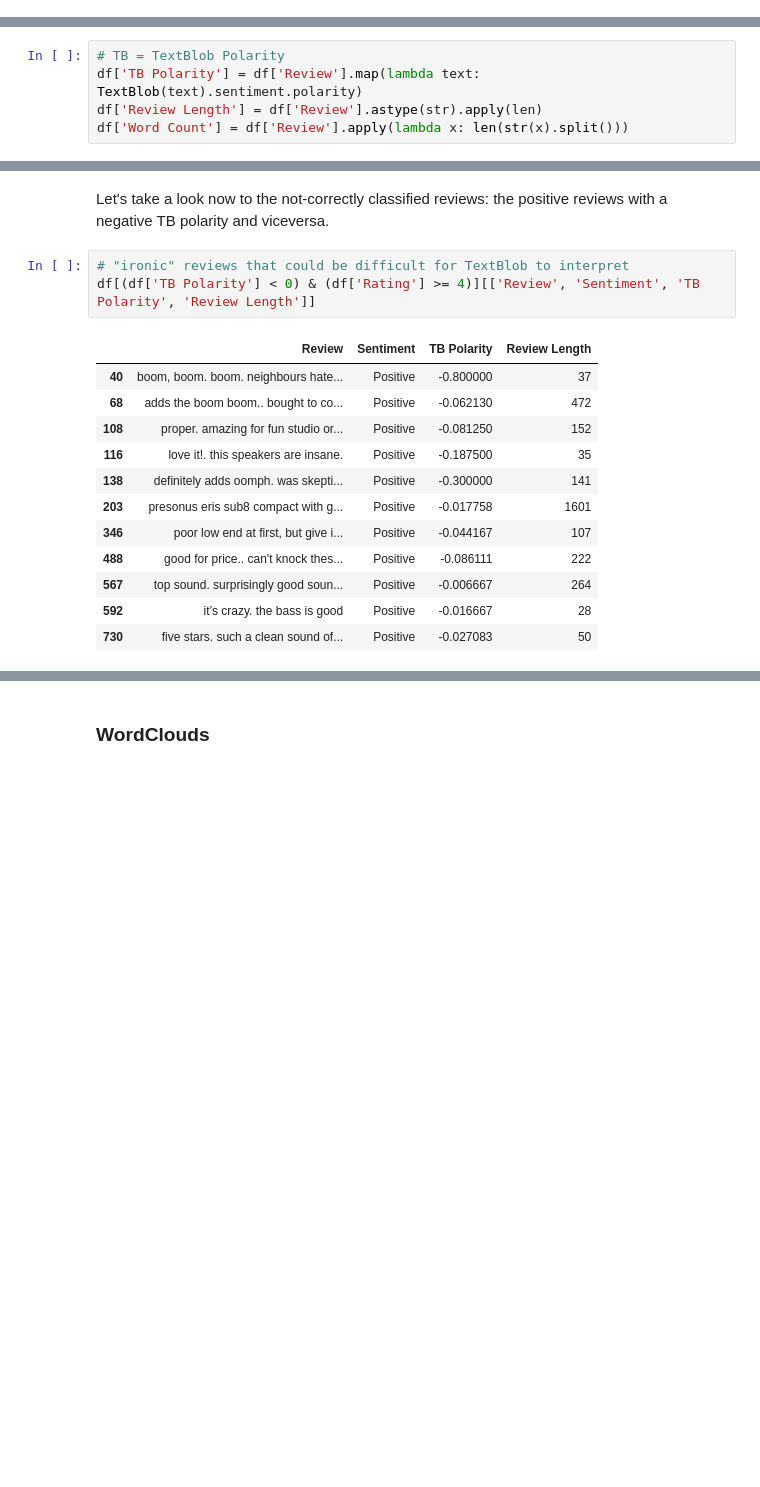
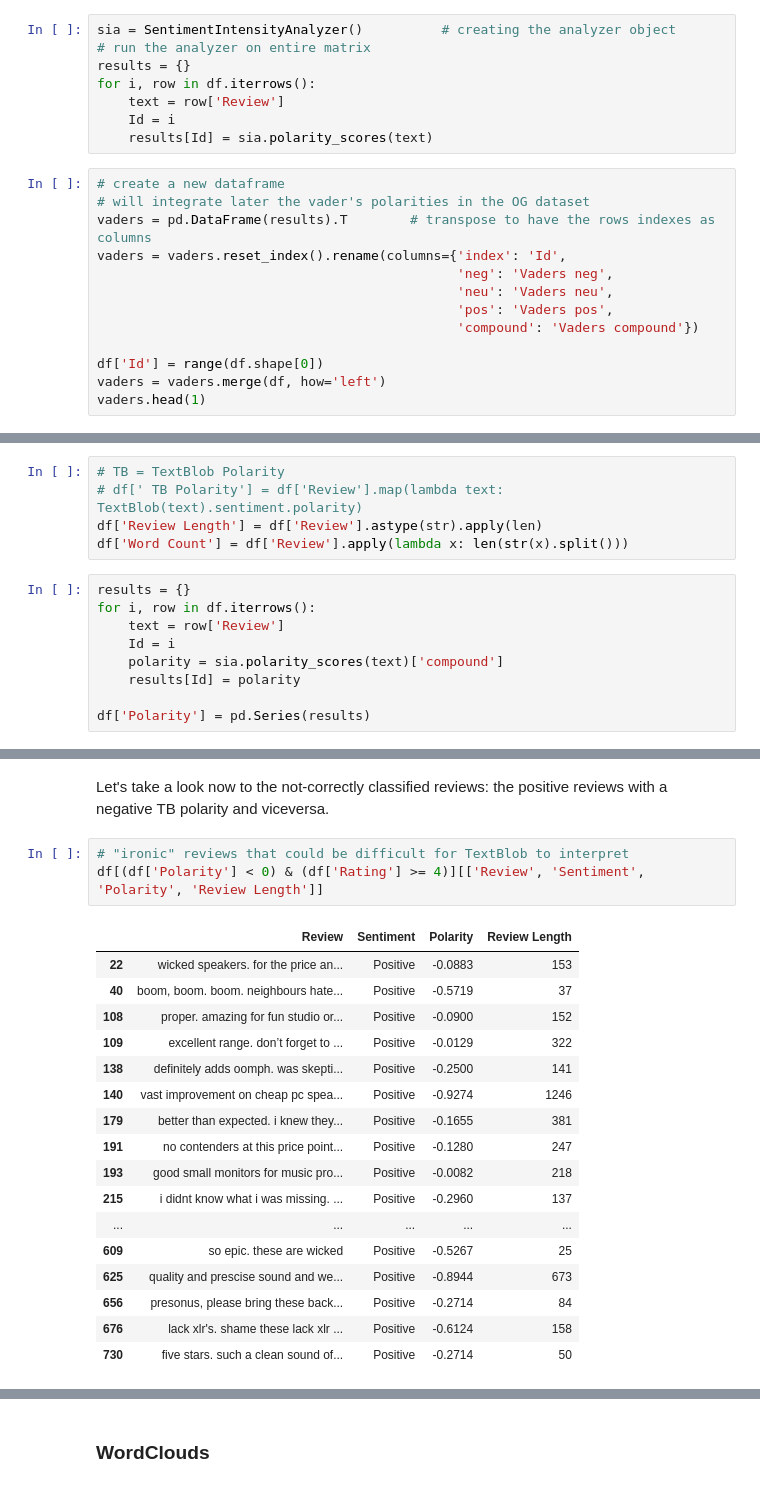
Before and after one commit to DavidAlexanderMoe/Sentiment-Analysis-and-Web-Scraping, a Jupyter notebook: Scripts/Analysis/2. EDA.ipynb, the cells around one changed output, grey strips where cells are left out. Drawn from its saved outputs; the diff is of its cells as text; blank space fills up the shorter version.

```diff
--- a/Scripts/Analysis/2. EDA.ipynb
+++ b/Scripts/Analysis/2. EDA.ipynb
@@ -261,0 +273,21 @@ Let's also investigate for which positive reviews the polarity is negative and v
+# %%
+sia = SentimentIntensityAnalyzer()          # creating the analyzer object
+# run the analyzer on entire matrix
+results = {}
+for i, row in df.iterrows():
+    text = row['Review']
+    Id = i
+    results[Id] = sia.polarity_scores(text)
+# %%
+# create a new dataframe
+# will integrate later the vader's polarities in the OG dataset
+vaders = pd.DataFrame(results).T        # transpose to have the rows indexes as columns
+vaders = vaders.reset_index().rename(columns={'index': 'Id',
+                                              'neg': 'Vaders neg',
+                                              'neu': 'Vaders neu',
+                                              'pos': 'Vaders pos',
+                                              'compound': 'Vaders compound'})
+
+df['Id'] = range(df.shape[0])
+vaders = vaders.merge(df, how='left')
+vaders.head(1)
@@ -266,9 +325,18 @@ Let's also investigate for which positive reviews the polarity is negative and v
 - Word length: how many words are there in every review (including emoticons and punctuation)
 # %%
 # TB = TextBlob Polarity
-df['TB Polarity'] = df['Review'].map(lambda text: TextBlob(text).sentiment.polarity)
+# df[' TB Polarity'] = df['Review'].map(lambda text: TextBlob(text).sentiment.polarity)
 df['Review Length'] = df['Review'].astype(str).apply(len)
 df['Word Count'] = df['Review'].apply(lambda x: len(str(x).split()))
+# %%
+results = {}
+for i, row in df.iterrows():
+    text = row['Review']
+    Id = i
+    polarity = sia.polarity_scores(text)['compound']
+    results[Id] = polarity
+
+df['Polarity'] = pd.Series(results)
 # %%
 df.head(1)
 # %% [output]
@@ -327,18 +395,23 @@ As previously, but most of the reviews are 0 to 50 words long.
 Let's take a look now to the not-correctly classified reviews: the positive reviews with a negative TB polarity and viceversa.
 # %%
 # "ironic" reviews that could be difficult for TextBlob to interpret
-df[(df['TB Polarity'] < 0) & (df['Rating'] >= 4)][['Review', 'Sentiment', 'TB Polarity', 'Review Length']]
+df[(df['Polarity'] < 0) & (df['Rating'] >= 4)][['Review', 'Sentiment', 'Polarity', 'Review Length']]
 # %% [output]
-|  | Review | Sentiment | TB Polarity | Review Length |
-| 40 | boom, boom. boom. neighbours hate... | Positive | -0.800000 | 37 |
-| 68 | adds the boom boom.. bought to co... | Positive | -0.062130 | 472 |
-| 108 | proper. amazing for fun studio or... | Positive | -0.081250 | 152 |
-| 116 | love it!. this speakers are insane. | Positive | -0.187500 | 35 |
-| 138 | definitely adds oomph. was skepti... | Positive | -0.300000 | 141 |
-| 203 | presonus eris sub8 compact with g... | Positive | -0.017758 | 1601 |
-| 346 | poor low end at first, but give i... | Positive | -0.044167 | 107 |
-| 488 | good for price.. can't knock thes... | Positive | -0.086111 | 222 |
-| 567 | top sound. surprisingly good soun... | Positive | -0.006667 | 264 |
-| 592 | it’s crazy. the bass is good | Positive | -0.016667 | 28 |
-| 730 | five stars. such a clean sound of... | Positive | -0.027083 | 50 |
+|  | Review | Sentiment | Polarity | Review Length |
+| 22 | wicked speakers. for the price an... | Positive | -0.0883 | 153 |
+| 40 | boom, boom. boom. neighbours hate... | Positive | -0.5719 | 37 |
+| 108 | proper. amazing for fun studio or... | Positive | -0.0900 | 152 |
+| 109 | excellent range. don’t forget to ... | Positive | -0.0129 | 322 |
+| 138 | definitely adds oomph. was skepti... | Positive | -0.2500 | 141 |
+| 140 | vast improvement on cheap pc spea... | Positive | -0.9274 | 1246 |
+| 179 | better than expected. i knew they... | Positive | -0.1655 | 381 |
+| 191 | no contenders at this price point... | Positive | -0.1280 | 247 |
+| 193 | good small monitors for music pro... | Positive | -0.0082 | 218 |
+| 215 | i didnt know what i was missing. ... | Positive | -0.2960 | 137 |
+| ... | ... | ... | ... | ... |
+| 609 | so epic. these are wicked | Positive | -0.5267 | 25 |
+| 625 | quality and prescise sound and we... | Positive | -0.8944 | 673 |
+| 656 | presonus, please bring these back... | Positive | -0.2714 | 84 |
+| 676 | lack xlr's. shame these lack xlr ... | Positive | -0.6124 | 158 |
+| 730 | five stars. such a clean sound of... | Positive | -0.2714 | 50 |
 # %% [markdown]
```
Also changed, not shown: parts of 20 cells of this notebook.
